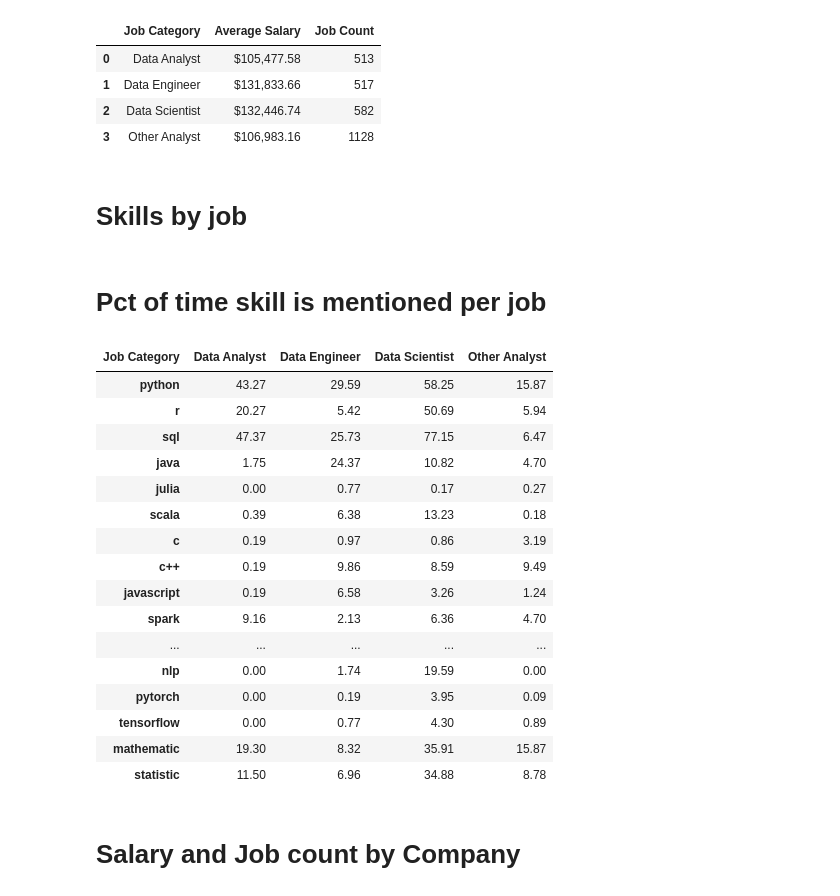
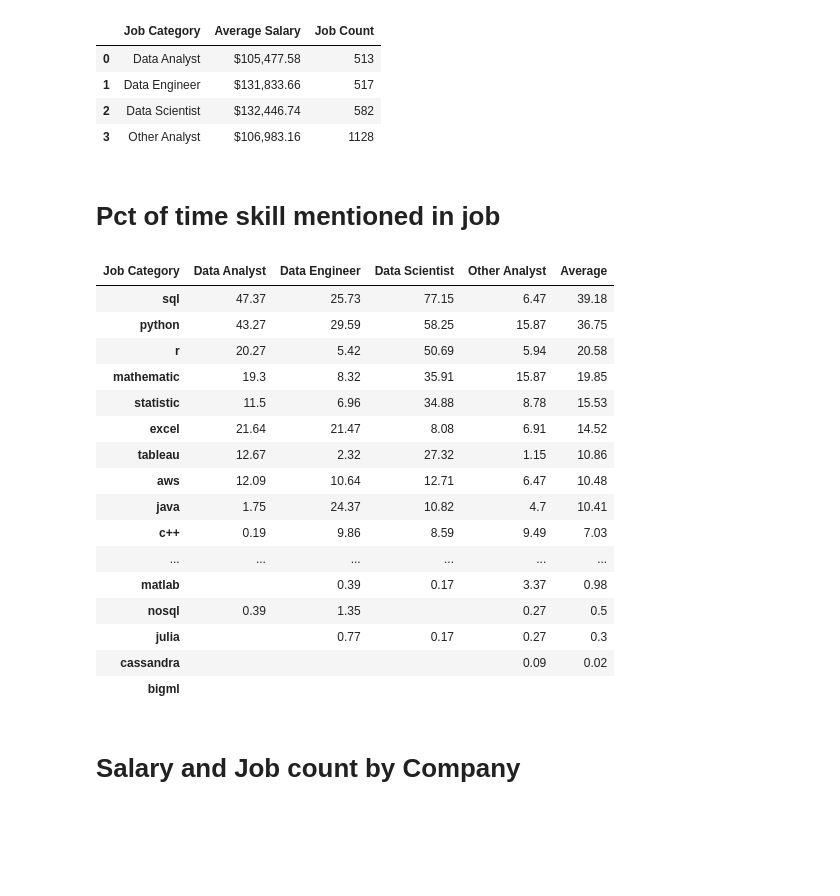
Before and after one commit to briankleo/kaggle-au-data-jobs-2024, a Jupyter notebook: 2024-data-jobs-eda.ipynb, the cells around one changed output. Drawn from its saved outputs; the diff is of its cells as text; code cells hidden in the pictures; blank space fills up the shorter version.

```diff
--- a/2024-data-jobs-eda.ipynb
+++ b/2024-data-jobs-eda.ipynb
@@ -82,47 +82,70 @@ average_salary_count
 | 1 | Data Engineer | $131,833.66 | 517 |
 | 2 | Data Scientist | $132,446.74 | 582 |
 | 3 | Other Analyst | $106,983.16 | 1128 |
-# %% [markdown]
-# Skills by job
+# %% [markdown]
+# Pct of time skill mentioned in job
 # %%
 # Extract skill columns
 skill_columns = [col for col in df.columns if col.endswith('_yn')]
 
 # Calculate skill percentages per job category
 skill_percentages = df.groupby('Job Category')[skill_columns].mean() * 100
 skill_percentages = skill_percentages.reset_index()
 
 # Rename columns
 skill_percentages.columns = ['Job Category'] + [col.replace('_yn', '') for col in skill_percentages.columns if col != 'Job Category']
 
 # Round percentages to 2 decimal places
 skill_percentages = skill_percentages.round(2)
 
+# Calculate the average percentage of times each skill is mentioned across all roles
+average_skill_percentage = skill_percentages.iloc[:, 1:].mean(axis=1).round(2)
+skill_percentages['Average'] = average_skill_percentage
+
 # Transpose the data to have job titles as columns and skills as rows
 skill_percentages_pivot = skill_percentages.set_index('Job Category').transpose()
+
+# Add the average column to the transposed data
+skill_percentages_pivot['Average'] = skill_percentages_pivot.mean(axis=1).round(2)
+
+# Sort the output in descending order by the new "Average" column
+sorted_skill_percentages_pivot = skill_percentages_pivot.sort_values(by='Average', ascending=False)
+
+# Drop the "Average" column
+sorted_skill_percentages_pivot = sorted_skill_percentages_pivot.drop(index='Average')
+
+# Function to highlight top 3 values per column
+def highlight_top3(s):
+    s_numeric = pd.to_numeric(s, errors='coerce')
+    is_top3 = s_numeric >= s_numeric.nlargest(3).min()
+    return ['background-color: yellow' if v else '' for v in is_top3]
+
+# Apply the highlight function to each job category column
+styled_pivot = sorted_skill_percentages_pivot.style.apply(highlight_top3, subset=sorted_skill_percentages_pivot.columns)
+
+# Replace 0 values with empty strings for display after highlighting
+styled_pivot = styled_pivot.format(lambda x: '' if x == 0 else x)
+
+# Display the result
+styled_pivot
+# %% [output]
+| Job Category | Data Analyst | Data Engineer | Data Scientist | Other Analyst | Average |
+| sql | 47.37 | 25.73 | 77.15 | 6.47 | 39.18 |
+| python | 43.27 | 29.59 | 58.25 | 15.87 | 36.75 |
+| r | 20.27 | 5.42 | 50.69 | 5.94 | 20.58 |
+| mathematic | 19.3 | 8.32 | 35.91 | 15.87 | 19.85 |
+| statistic | 11.5 | 6.96 | 34.88 | 8.78 | 15.53 |
+| excel | 21.64 | 21.47 | 8.08 | 6.91 | 14.52 |
+| tableau | 12.67 | 2.32 | 27.32 | 1.15 | 10.86 |
+| aws | 12.09 | 10.64 | 12.71 | 6.47 | 10.48 |
+| java | 1.75 | 24.37 | 10.82 | 4.7 | 10.41 |
+| c++ | 0.19 | 9.86 | 8.59 | 9.49 | 7.03 |
+| ... | ... | ... | ... | ... | ... |
+| matlab |  | 0.39 | 0.17 | 3.37 | 0.98 |
+| nosql | 0.39 | 1.35 |  | 0.27 | 0.5 |
+| julia |  | 0.77 | 0.17 | 0.27 | 0.3 |
+| cassandra |  |  |  | 0.09 | 0.02 |
+| bigml |  |  |  |  |  |
-# %% [markdown]
-# Pct of time skill is mentioned per job
-# %%
-# Display the result
-skill_percentages_pivot
-# %% [output]
-| Job Category | Data Analyst | Data Engineer | Data Scientist | Other Analyst |
-| python | 43.27 | 29.59 | 58.25 | 15.87 |
-| r | 20.27 | 5.42 | 50.69 | 5.94 |
-| sql | 47.37 | 25.73 | 77.15 | 6.47 |
-| java | 1.75 | 24.37 | 10.82 | 4.70 |
-| julia | 0.00 | 0.77 | 0.17 | 0.27 |
-| scala | 0.39 | 6.38 | 13.23 | 0.18 |
-| c | 0.19 | 0.97 | 0.86 | 3.19 |
-| c++ | 0.19 | 9.86 | 8.59 | 9.49 |
-| javascript | 0.19 | 6.58 | 3.26 | 1.24 |
-| spark | 9.16 | 2.13 | 6.36 | 4.70 |
-| ... | ... | ... | ... | ... |
-| nlp | 0.00 | 1.74 | 19.59 | 0.00 |
-| pytorch | 0.00 | 0.19 | 3.95 | 0.09 |
-| tensorflow | 0.00 | 0.77 | 4.30 | 0.89 |
-| mathematic | 19.30 | 8.32 | 35.91 | 15.87 |
-| statistic | 11.50 | 6.96 | 34.88 | 8.78 |
 # %% [markdown]
 # Salary and Job count by Company
 # %%
```
